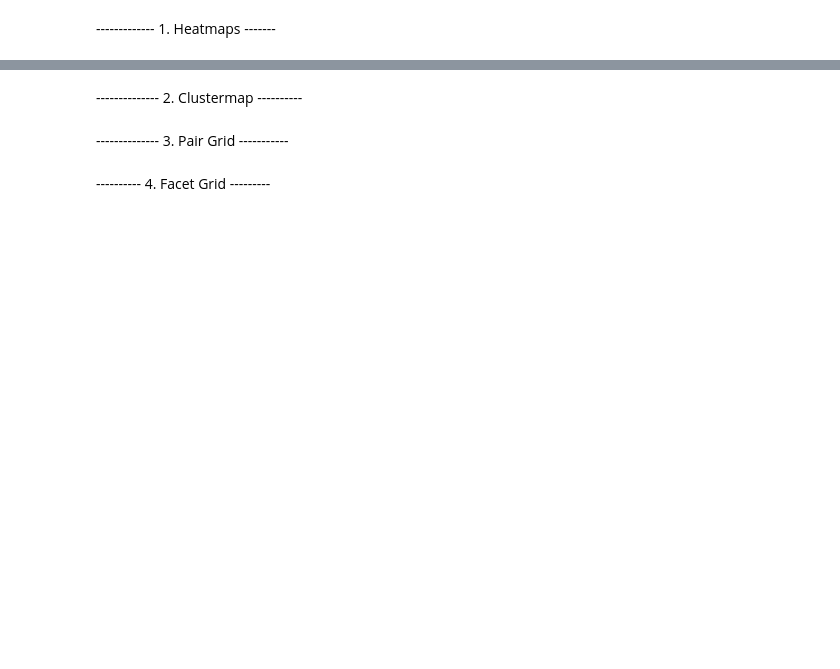
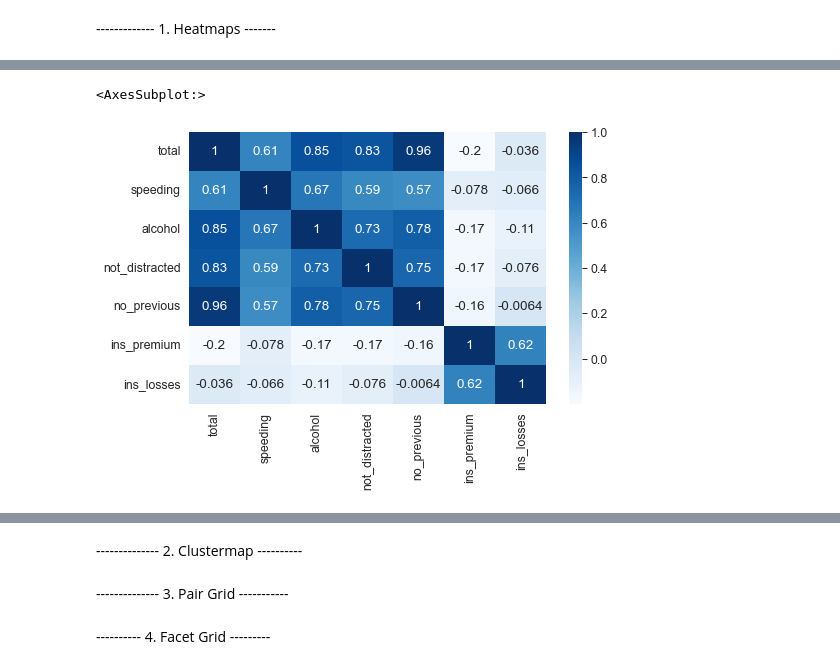
Before and after one commit to otkhwae/Seaborn, a Jupyter notebook: Seaborn_tut.ipynb, the cells around one changed output, grey strips where cells are left out. Drawn from its saved outputs; the diff is of its cells as text; code cells hidden in the pictures; blank space fills up the shorter version.

Commit message:
Heatmaps

```diff
--- a/Seaborn_tut.ipynb
+++ b/Seaborn_tut.ipynb
@@ -169,2 +170,7 @@ plt.legend(loc=2)
 # %% [markdown]
 ------------- 1. Heatmaps -------
+# %%
+
+#corr - correlation -> used to create heatmap
+crash_mx = crash_df.corr()
+crash_mx
@@ -170,0 +187,8 @@ plt.legend(loc=2)
+# %%
+plt.figure(figsize = (8,5))
+sns.set_context('paper', font_scale=1.4)
+#cmap - colour maps
+sns.heatmap(crash_mx,annot=True, cmap='Blues')
+# %% [output]
+<AxesSubplot:>
+[figure, added]
```
Also changed, not shown: parts of 17 cells of this notebook.
